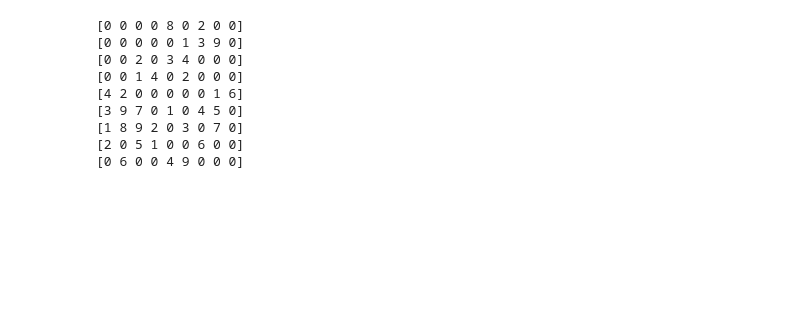
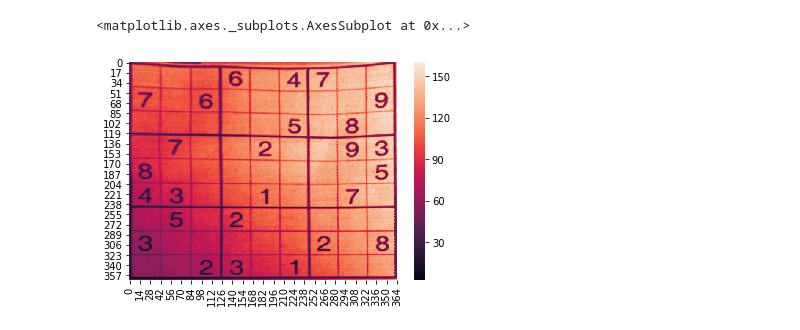
Before and after one commit to ilsenatorov/sudoku, a Jupyter notebook: test.ipynb, the cells around one changed output. Saved outputs shown, nothing was run; the diff lists cells and outputs as text; code cells hidden in the pictures; blank space fills up the shorter version.

Commit message:
added the image recognition

```diff
--- a/test.ipynb
+++ b/test.ipynb
@@ -75,13 +0,0 @@ TypeError: truetype() got an unexpected keyword argument 'filename'
-# %%
-for i in B.grid:
-    print(i)
-# %% [output]
-[0 0 0 0 8 0 2 0 0]
-[0 0 0 0 0 1 3 9 0]
-[0 0 2 0 3 4 0 0 0]
-[0 0 1 4 0 2 0 0 0]
-[4 2 0 0 0 0 0 1 6]
-[3 9 7 0 1 0 4 5 0]
-[1 8 9 2 0 3 0 7 0]
-[2 0 5 1 0 0 6 0 0]
-[0 6 0 0 4 9 0 0 0]
@@ -87,0 +7,3 @@ for i in B.grid:
+# %%
+img = cv2.imread('board.jpeg', cv2.IMREAD_GRAYSCALE)
+original = img
@@ -87,0 +168,11 @@ for i in B.grid:
+# %%
+processed = pre_process_image(img, dilate=True)
+corners = find_corners_of_largest_polygon(processed)
+cropped = crop_and_warp(original, corners)
+squares = infer_grid(cropped)
+digits = get_digits(cropped, squares, 28)
+# %%
+sns.heatmap(cropped)
+# %% [output]
+<matplotlib.axes._subplots.AxesSubplot at 0x...>
+[figure, added]
```
Also changed, not shown: parts of 11 cells of this notebook, 2 other files.
